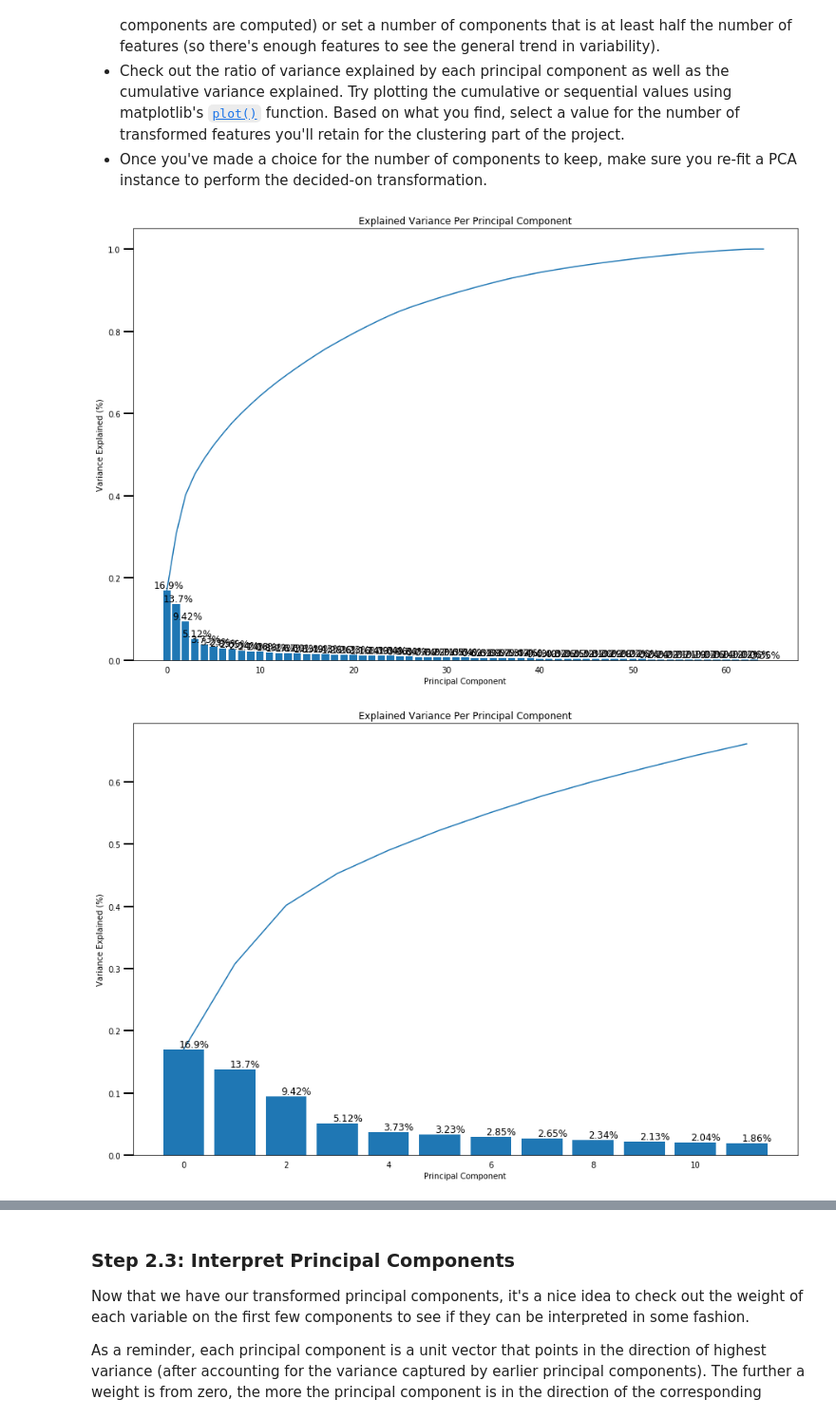
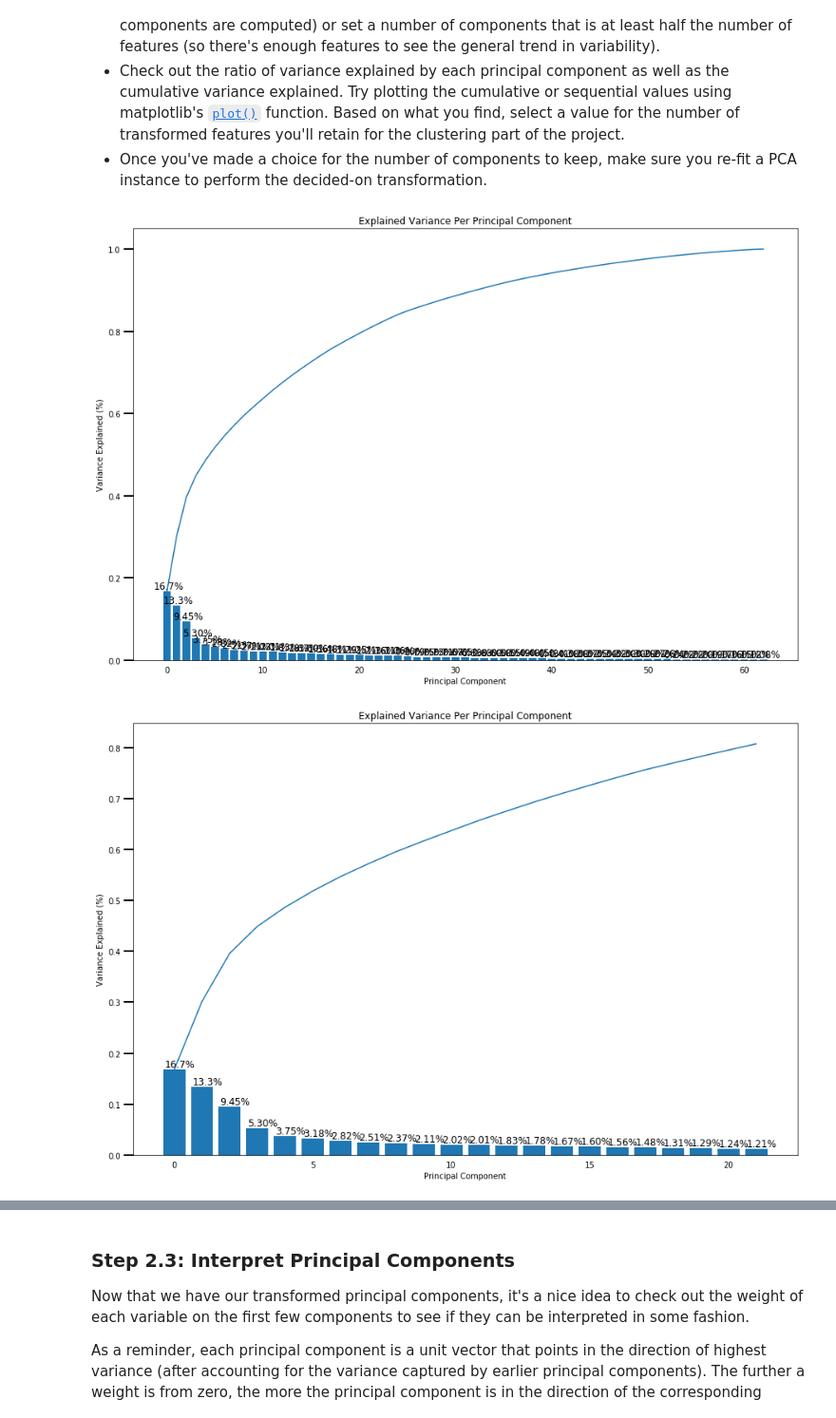
Before and after one commit to aproano2/identify_customer_segments, a Jupyter notebook: Identify_Customer_Segments.ipynb, the cells around one changed output, grey strips where cells are left out. Shown at 95% size. Saved outputs shown, nothing was run; the diff lists cells and outputs as text; code cells hidden in the pictures.

```diff
--- a/Identify_Customer_Segments.ipynb
+++ b/Identify_Customer_Segments.ipynb
@@ -370,6 +275,6 @@ azdias_clean[col].value_counts()
 Name: OST_WEST_KZ, dtype: int64
 # %%
-azdias_clean = azdias_clean.drop(cols_del_cat, axis=1)
+azdias_clean.drop(cols_del_cat, axis=1, inplace=True)
 # %%
 azdias_clean.shape
 # %% [output]
@@ -416,7 +317,7 @@ There are a handful of features that are marked as "mixed" in the feature summar
 
 Be sure to check `Data_Dictionary.md` for the details needed to finish these tasks.
 # %%
-mixed = feat_info[feat_info['type'] == 'mixed'].index
+mixed = feat_info_clean[feat_info_clean['type'] == 'mixed'].index
 mixed
 # %% [output]
 Index(['LP_LEBENSPHASE_FEIN', 'LP_LEBENSPHASE_GROB', 'PRAEGENDE_JUGENDJAHRE',
@@ -503,7 +404,7 @@ Name: CAMEO_INTL_2015_LIFE_STAGE, dtype: float64
 # %%
 azdias_clean.drop('CAMEO_INTL_2015', axis=1, inplace=True)
 # %%
-del_cols_mixed = mixed.drop(['CAMEO_INTL_2015', 'PRAEGENDE_JUGENDJAHRE'])
+del_cols_mixed = mixed.drop(['CAMEO_INTL_2015', 'PRAEGENDE_JUGENDJAHRE', 'KBA05_BAUMAX'])
 azdias_clean.drop(del_cols_mixed, axis=1, inplace=True)
 # %%
 azdias.shape
@@ -637,7 +543,8 @@ azdias_clean.shape
 # %%
 # Apply feature scaling to the general population demographics data.
 scaler = StandardScaler()
-data = scaler.fit_transform(azdias_clean.dropna())
+imp_model = Imputer(strategy='most_frequent', axis=0)
+data = scaler.fit_transform(imp_model.fit_transform(azdias_clean))
 # %% [markdown]
 ### Discussion 2.1: Apply Feature Scaling
 
@@ -696,15 +603,15 @@ def scree_plot(pca):
     plt.title('Explained Variance Per Principal Component')
 # %%
 # Apply PCA to the data.
-pca, X_pca = do_pca(data, 65)
+pca, X_pca = do_pca(data, 63)
 scree_plot(pca)
 # %% [output]
-[figure, old version]
+[figure, new version]
 # %%
-pca, X_pca = do_pca(data, 12)
+pca, X_pca = do_pca(data, 22)
 scree_plot(pca)
 # %% [output]
-[figure, old version]
+[figure, new version]
 # %% [markdown]
 ### Discussion 2.2: Perform Dimensionality Reduction
 
```
Also changed, not shown: parts of 71 cells of this notebook, 1 other file.
